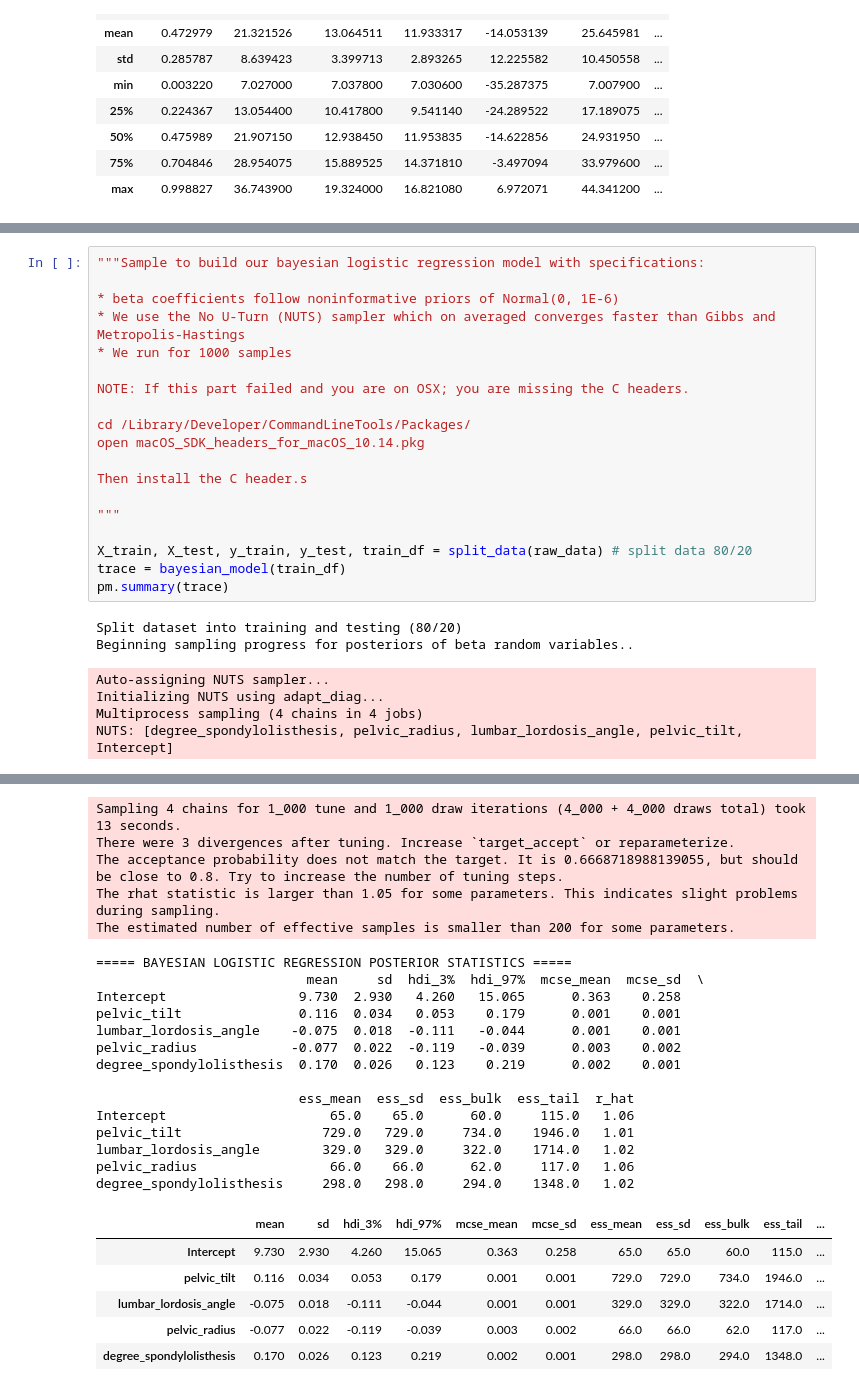
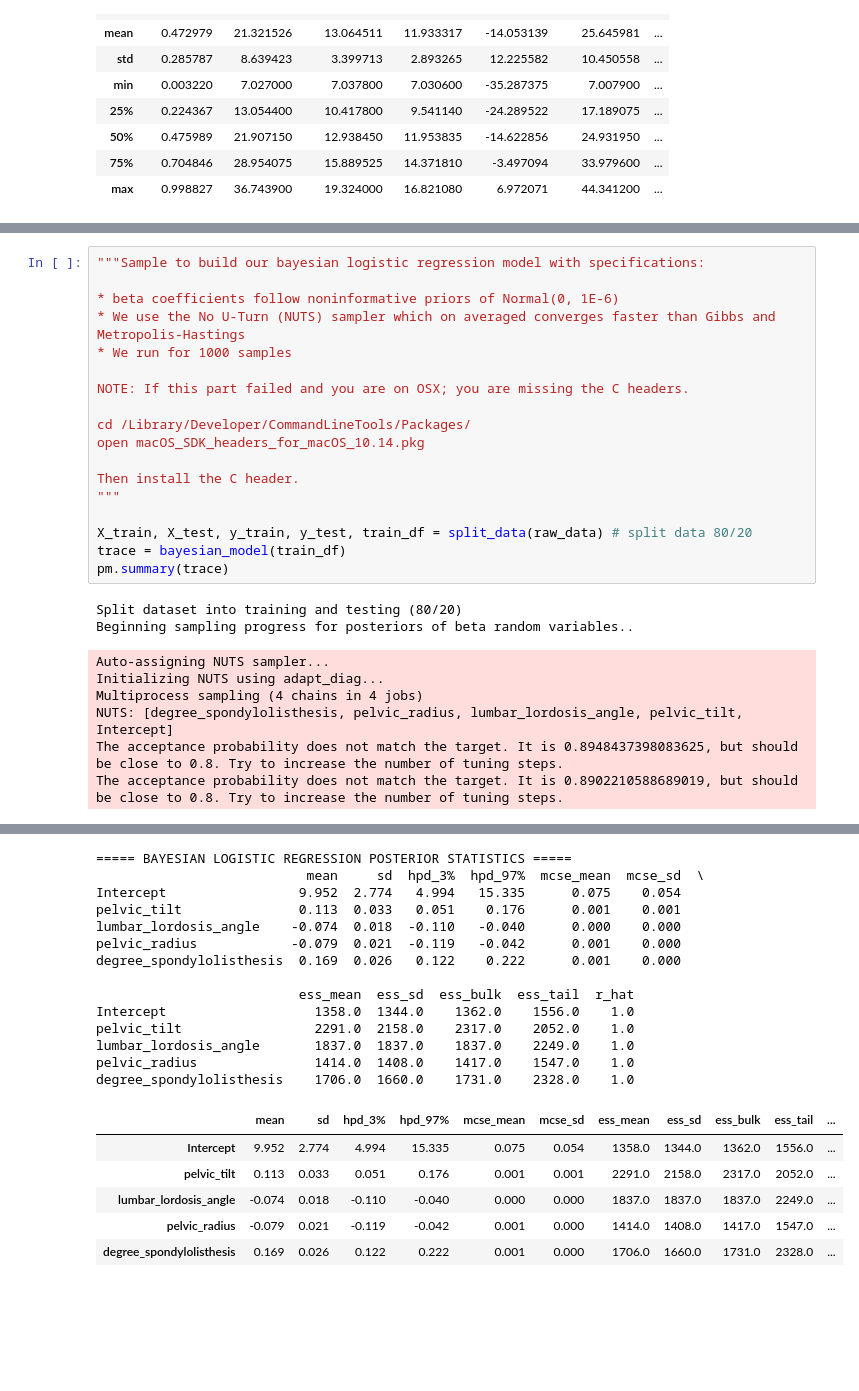
Before and after one commit to numaer/bayesian-spine-classification, a Jupyter notebook: Bayes Project (With Visuals).ipynb, the cells around one changed output, grey strips where cells are left out. Cells and saved outputs as stored; diff of their text form; blank space fills up the shorter version.

```diff
--- a/Bayes Project (With Visuals).ipynb
+++ b/Bayes Project (With Visuals).ipynb
@@ -120,8 +120,7 @@ NOTE: If this part failed and you are on OSX; you are missing the C headers.
 cd /Library/Developer/CommandLineTools/Packages/
 open macOS_SDK_headers_for_macOS_10.14.pkg
 
-Then install the C header.s
-
+Then install the C header.
 """
 
 X_train, X_test, y_train, y_test, train_df = split_data(raw_data) # split data 80/20
@@ -134,3 +133,5 @@ Auto-assigning NUTS sampler...
 Initializing NUTS using adapt_diag...
 Multiprocess sampling (4 chains in 4 jobs)
 NUTS: [degree_spondylolisthesis, pelvic_radius, lumbar_lordosis_angle, pelvic_tilt, Intercept]
+The acceptance probability does not match the target. It is 0.8948437398083625, but should be close to 0.8. Try to increase the number of tuning steps.
+The acceptance probability does not match the target. It is 0.8902210588689019, but should be close to 0.8. Try to increase the number of tuning steps.
@@ -138,28 +138,23 @@ NUTS: [degree_spondylolisthesis, pelvic_radius, lumbar_lordosis_angle, pelvic_ti
-Sampling 4 chains for 1_000 tune and 1_000 draw iterations (4_000 + 4_000 draws total) took 13 seconds.
-There were 3 divergences after tuning. Increase `target_accept` or reparameterize.
-The acceptance probability does not match the target. It is 0.6668718988139055, but should be close to 0.8. Try to increase the number of tuning steps.
-The rhat statistic is larger than 1.05 for some parameters. This indicates slight problems during sampling.
-The estimated number of effective samples is smaller than 200 for some parameters.
+===== BAYESIAN LOGISTIC REGRESSION POSTERIOR STATISTICS =====
+                           mean     sd  hpd_3%  hpd_97%  mcse_mean  mcse_sd  \
+Intercept                 9.952  2.774   4.994   15.335      0.075    0.054
+pelvic_tilt               0.113  0.033   0.051    0.176      0.001    0.001
+lumbar_lordosis_angle    -0.074  0.018  -0.110   -0.040      0.000    0.000
+pelvic_radius            -0.079  0.021  -0.119   -0.042      0.001    0.000
+degree_spondylolisthesis  0.169  0.026   0.122    0.222      0.001    0.000
+
+                          ess_mean  ess_sd  ess_bulk  ess_tail  r_hat
+Intercept                   1358.0  1344.0    1362.0    1556.0    1.0
+pelvic_tilt                 2291.0  2158.0    2317.0    2052.0    1.0
+lumbar_lordosis_angle       1837.0  1837.0    1837.0    2249.0    1.0
+pelvic_radius               1414.0  1408.0    1417.0    1547.0    1.0
+degree_spondylolisthesis    1706.0  1660.0    1731.0    2328.0    1.0
-===== BAYESIAN LOGISTIC REGRESSION POSTERIOR STATISTICS =====
-                           mean     sd  hdi_3%  hdi_97%  mcse_mean  mcse_sd  \
-Intercept                 9.730  2.930   4.260   15.065      0.363    0.258
-pelvic_tilt               0.116  0.034   0.053    0.179      0.001    0.001
-lumbar_lordosis_angle    -0.075  0.018  -0.111   -0.044      0.001    0.001
-pelvic_radius            -0.077  0.022  -0.119   -0.039      0.003    0.002
-degree_spondylolisthesis  0.170  0.026   0.123    0.219      0.002    0.001
-
-                          ess_mean  ess_sd  ess_bulk  ess_tail  r_hat
-Intercept                     65.0    65.0      60.0     115.0   1.06
-pelvic_tilt                  729.0   729.0     734.0    1946.0   1.01
-lumbar_lordosis_angle        329.0   329.0     322.0    1714.0   1.02
-pelvic_radius                 66.0    66.0      62.0     117.0   1.06
-degree_spondylolisthesis     298.0   298.0     294.0    1348.0   1.02
-|  | mean | sd | hdi_3% | hdi_97% | mcse_mean | mcse_sd | ess_mean | ess_sd | ess_bulk | ess_tail | ... |
-| Intercept | 9.730 | 2.930 | 4.260 | 15.065 | 0.363 | 0.258 | 65.0 | 65.0 | 60.0 | 115.0 | ... |
-| pelvic_tilt | 0.116 | 0.034 | 0.053 | 0.179 | 0.001 | 0.001 | 729.0 | 729.0 | 734.0 | 1946.0 | ... |
-| lumbar_lordosis_angle | -0.075 | 0.018 | -0.111 | -0.044 | 0.001 | 0.001 | 329.0 | 329.0 | 322.0 | 1714.0 | ... |
-| pelvic_radius | -0.077 | 0.022 | -0.119 | -0.039 | 0.003 | 0.002 | 66.0 | 66.0 | 62.0 | 117.0 | ... |
-| degree_spondylolisthesis | 0.170 | 0.026 | 0.123 | 0.219 | 0.002 | 0.001 | 298.0 | 298.0 | 294.0 | 1348.0 | ... |
+|  | mean | sd | hpd_3% | hpd_97% | mcse_mean | mcse_sd | ess_mean | ess_sd | ess_bulk | ess_tail | ... |
+| Intercept | 9.952 | 2.774 | 4.994 | 15.335 | 0.075 | 0.054 | 1358.0 | 1344.0 | 1362.0 | 1556.0 | ... |
+| pelvic_tilt | 0.113 | 0.033 | 0.051 | 0.176 | 0.001 | 0.001 | 2291.0 | 2158.0 | 2317.0 | 2052.0 | ... |
+| lumbar_lordosis_angle | -0.074 | 0.018 | -0.110 | -0.040 | 0.000 | 0.000 | 1837.0 | 1837.0 | 1837.0 | 2249.0 | ... |
+| pelvic_radius | -0.079 | 0.021 | -0.119 | -0.042 | 0.001 | 0.000 | 1414.0 | 1408.0 | 1417.0 | 1547.0 | ... |
+| degree_spondylolisthesis | 0.169 | 0.026 | 0.122 | 0.222 | 0.001 | 0.000 | 1706.0 | 1660.0 | 1731.0 | 2328.0 | ... |
 # %%
 """ Plot our sample traces for each of our random variables.
 
```
Also changed, not shown: parts of 4 cells of this notebook, 1 other file.
